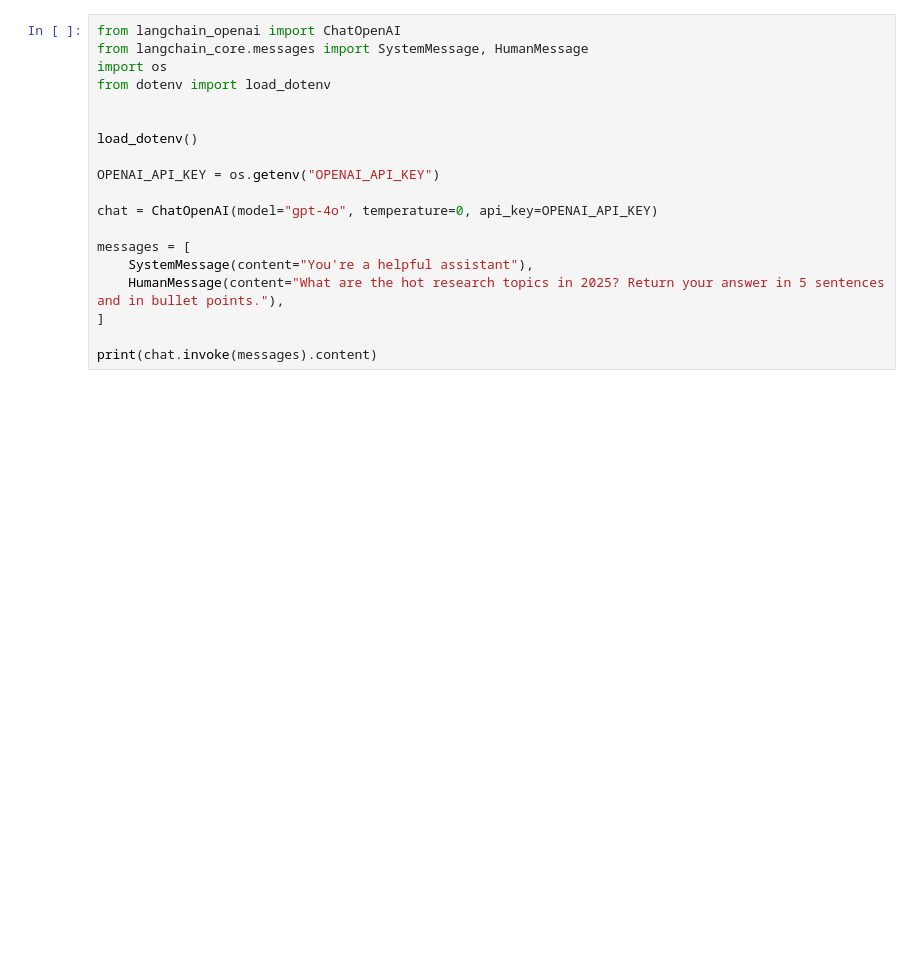
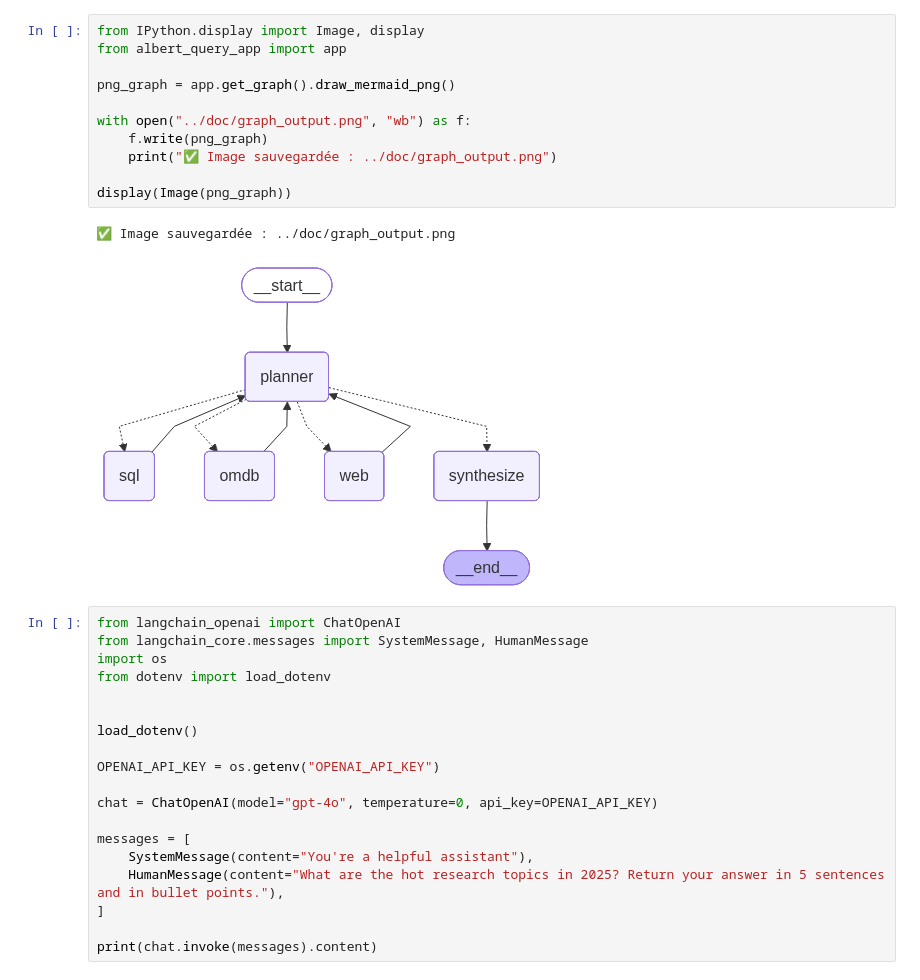
Before and after one commit to Vincent-20-100/Agentic_Systems_Lamy-Waerniers, a Jupyter notebook: code/project_notebook.ipynb, the cells around one changed output. Drawn from its saved outputs; the diff is of its cells as text; blank space fills up the shorter version.

```diff
--- a/code/project_notebook.ipynb
+++ b/code/project_notebook.ipynb
@@ -32,3 +492,17 @@ display(Image(png_graph))
+# %%
+from IPython.display import Image, display
+from albert_query_app import app
+
+png_graph = app.get_graph().draw_mermaid_png()
+
+with open("../doc/graph_output.png", "wb") as f:
+    f.write(png_graph)
+    print("✅ Image sauvegardée : ../doc/graph_output.png")
+
+display(Image(png_graph))
+# %% [output]
+✅ Image sauvegardée : ../doc/graph_output.png
+[figure, added]
 # %%
 from langchain_openai import ChatOpenAI
 from langchain_core.messages import SystemMessage, HumanMessage
```
Also changed, not shown: parts of 2 cells of this notebook, 3 other files.
